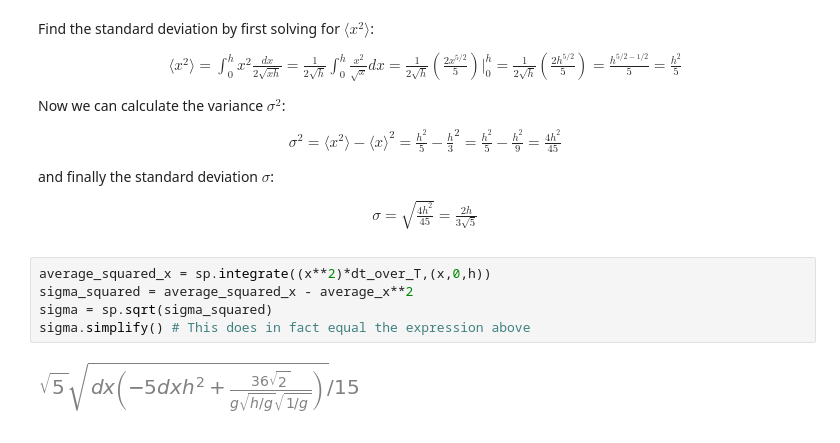
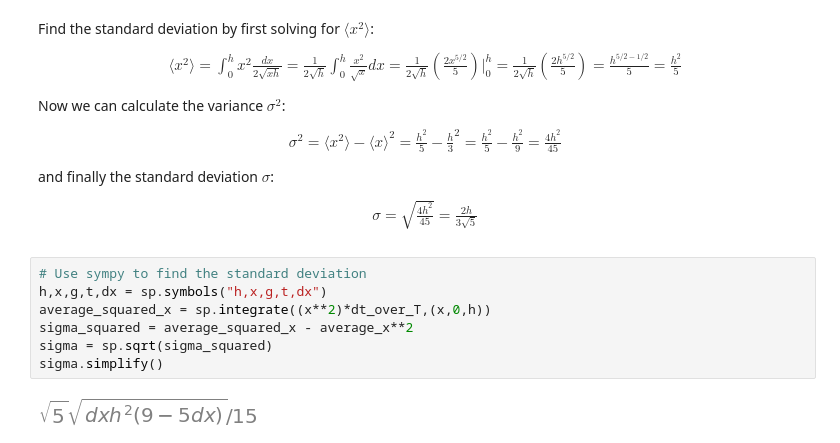
Before and after one commit to Artuk009/QuantumMechanics, a Jupyter notebook: IntroductionToQuantumMechanics/Chapter_01.ipynb, the cells around one changed output. Saved outputs shown, nothing was run; the diff lists cells and outputs as text.

```diff
--- a/IntroductionToQuantumMechanics/Chapter_01.ipynb
+++ b/IntroductionToQuantumMechanics/Chapter_01.ipynb
@@ -211,9 +211,11 @@ and finally the standard deviation $\sigma$:
 \sigma=\sqrt{\frac{4h^2}{45}}=\frac{2h}{3\sqrt{5}}
 \end{align*}
 # %%
+# Use sympy to find the standard deviation
+h,x,g,t,dx = sp.symbols("h,x,g,t,dx")
 average_squared_x = sp.integrate((x**2)*dt_over_T,(x,0,h))
 sigma_squared = average_squared_x - average_x**2
 sigma = sp.sqrt(sigma_squared)
-sigma.simplify() # This does in fact equal the expression above
+sigma.simplify()
 # %% [output]
-[figure, old version]
+[figure, new version]
```
Also changed, not shown: parts of 1 cell of this notebook.
